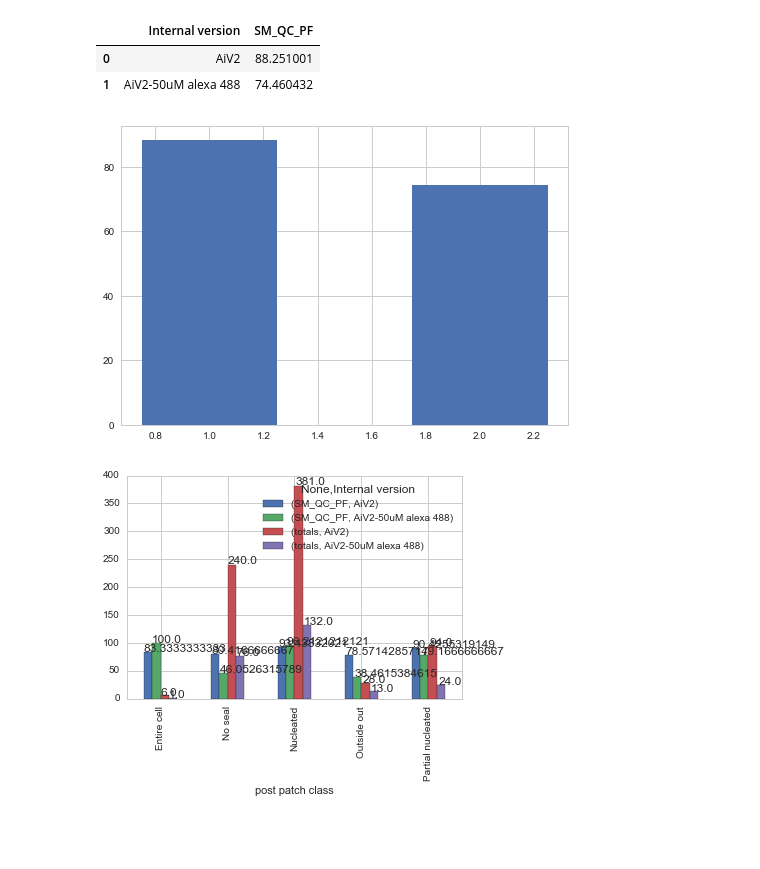
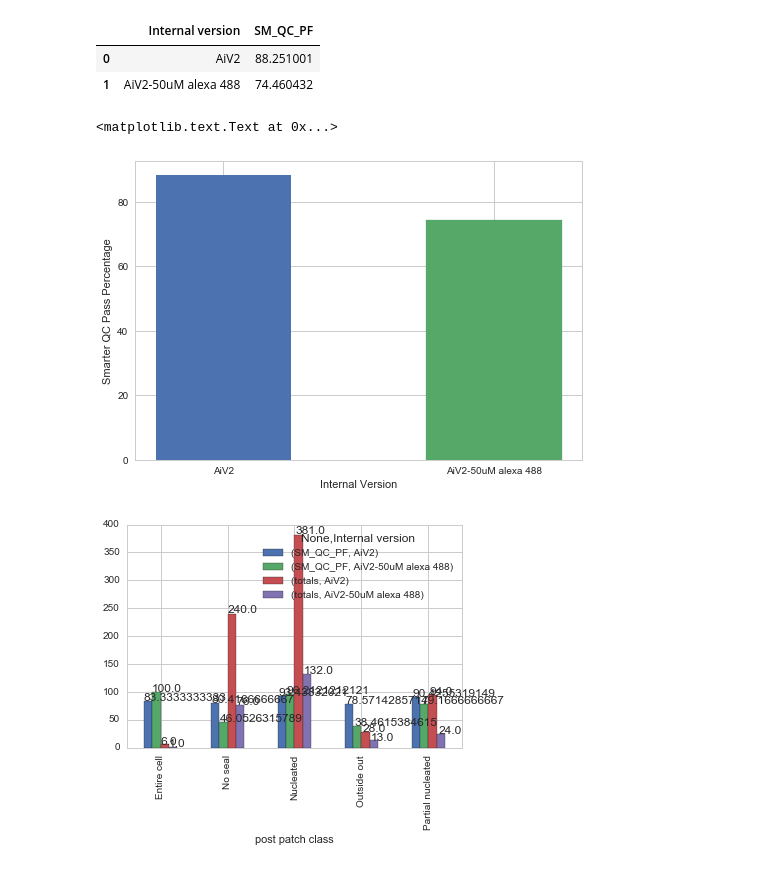
Before and after one commit to ru57y34nn/patchseq_gdoc_analysis, a Jupyter notebook: Post_patch_analysis.ipynb, the cells around one changed output. Drawn from its saved outputs; the diff is of its cells as text; code cells hidden in the pictures; blank space fills up the shorter version.

Commit message:
added xticks and x and y lables to pass percentage by internal version bar charts

```diff
--- a/Post_patch_analysis.ipynb
+++ b/Post_patch_analysis.ipynb
@@ -588,14 +588,19 @@ internal_pass_pct
 # %%
 #internal_pass_pct = sns.load_dataset('internal_pass_pct')
 #ax = sns.barplot(x='Internal version', y = 'SM_QC_PF', data='internal_pass_pct')
 fig, ax = plt.subplots()
 r = [1,2]
 internal = list(internal_pass_pct['Internal version'])
 pass_rate = list(internal_pass_pct['SM_QC_PF'])
 bar_width = 0.5
 pcts = plt.bar(r, pass_rate, bar_width)
+pcts[1].set_color('g')
+plt.xticks(r, internal)
+plt.xlabel('Internal Version')
+plt.ylabel('Smarter QC Pass Percentage')
 # %% [output]
+<matplotlib.text.Text at 0x...>
-[figure, old version]
+[figure, new version]
 # %%
 
 ax = int_pp_pass_pct.unstack(level=0).plot(kind='bar', subplots=False)
```
Also changed, not shown: parts of 2 cells of this notebook, 2 other files.
